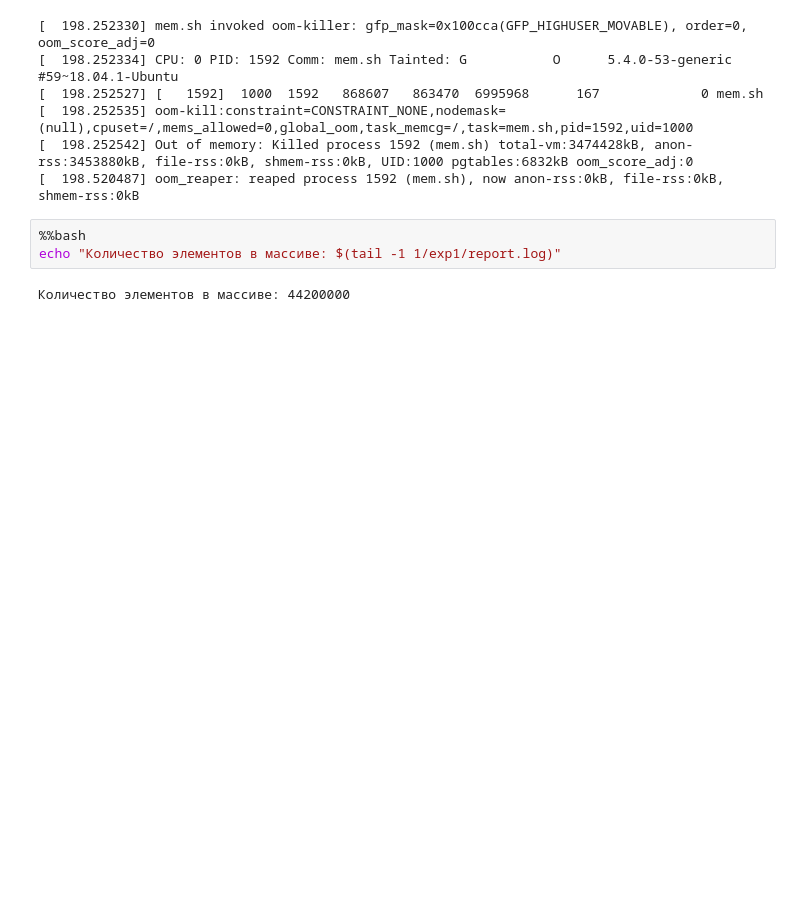
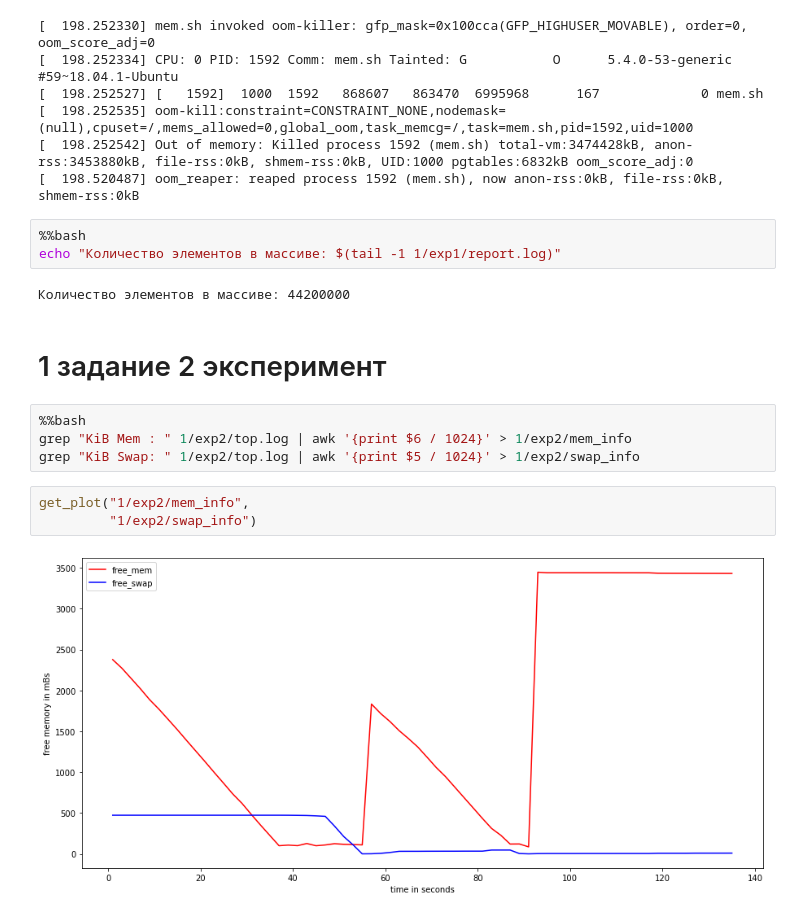
Before and after one commit to MeowKT/OSHomeworks, a Jupyter notebook: lab5/lab.ipynb, the cells around one changed output. Saved outputs shown, nothing was run; the diff lists cells and outputs as text; blank space fills up the shorter version.

```diff
--- a/lab5/lab.ipynb
+++ b/lab5/lab.ipynb
@@ -53,3 +53,14 @@ cat 1/exp1/dmesg.txt
 echo "Количество элементов в массиве: $(tail -1 1/exp1/report.log)"
 # %% [output]
 Количество элементов в массиве: 44200000
+# %% [markdown]
+# 1 задание 2 эксперимент
+# %%
+%%bash
+grep "KiB Mem : " 1/exp2/top.log | awk '{print $6 / 1024}' > 1/exp2/mem_info
+grep "KiB Swap: " 1/exp2/top.log | awk '{print $5 / 1024}' > 1/exp2/swap_info
+# %%
+get_plot("1/exp2/mem_info",
+         "1/exp2/swap_info")
+# %% [output]
+[figure, added]
```
Also changed, not shown: parts of 3 cells of this notebook, 2 other files.
